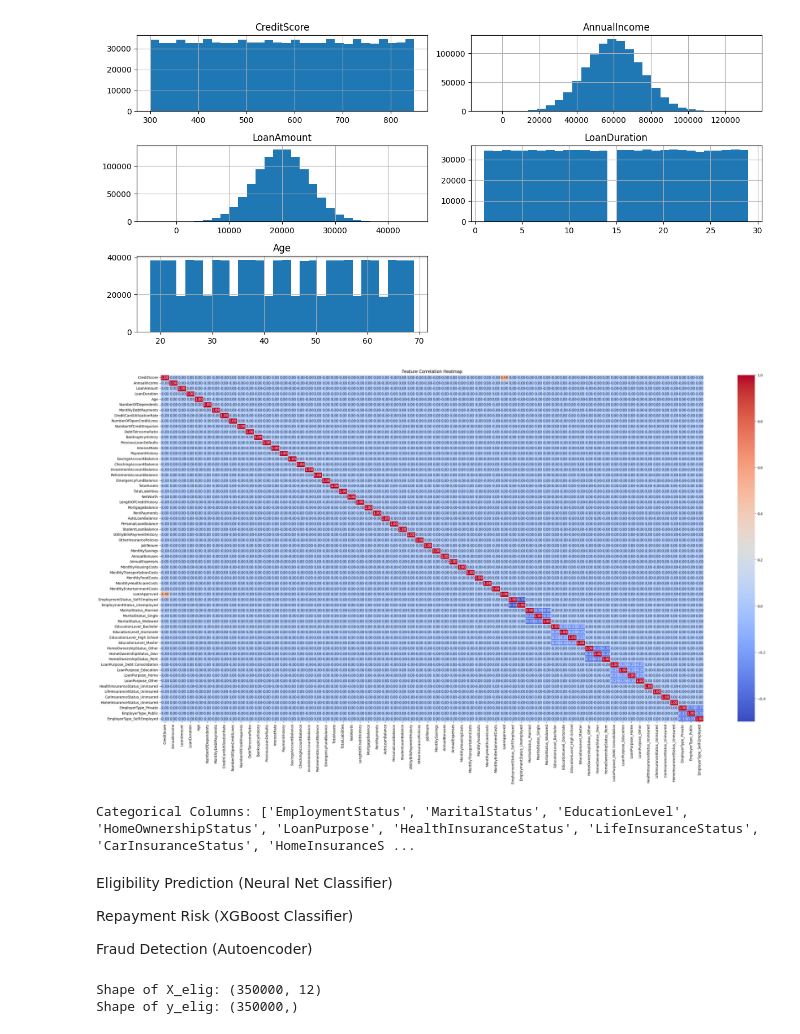
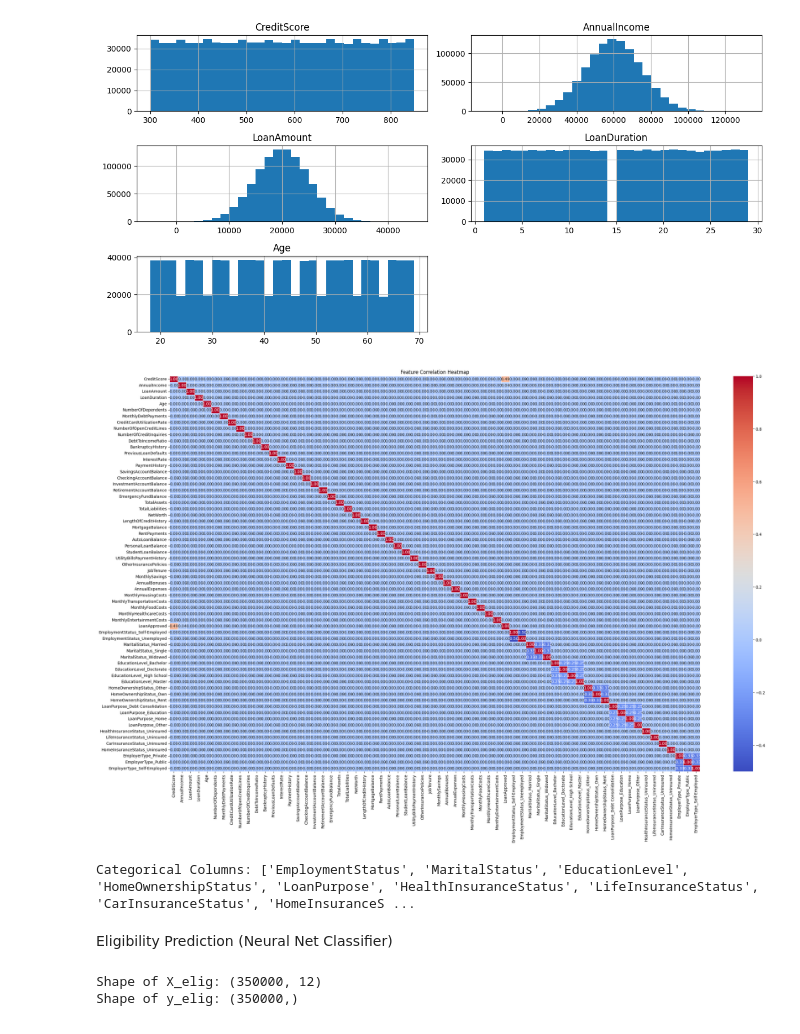
Before and after one commit to yourmakerz/loan_check, a Jupyter notebook: Loan_final_project_new.ipynb, the cells around one changed output. Saved outputs shown, nothing was run; the diff lists cells and outputs as text; code cells hidden in the pictures.

```diff
--- a/Loan_final_project_new.ipynb
+++ b/Loan_final_project_new.ipynb
@@ -198,17 +198,17 @@ plt.show()
 # %%
 # One-hot encode categorical columns
 df_loan_encoded = pd.get_dummies(df_loan_predict, drop_first=True)
 
 # Calculate correlation matrix
 correlation_matrix = df_loan_encoded.corr()
 
 # Plot heatmap
-plt.figure(figsize=(35, 18))
+plt.figure(figsize=(30, 18))
 sns.heatmap(correlation_matrix, annot=True, cmap='coolwarm', fmt='.2f', linewidths=0.5)
 plt.title("Feature Correlation Heatmap")
 plt.show()
 # %% [output]
-[figure, old version]
+[figure, new version]
 # %%
 ## Encode Categorical Columns (for ML)
 
@@ -226,8 +226,4 @@ for col in categorical_cols:
 Categorical Columns: ['EmploymentStatus', 'MaritalStatus', 'EducationLevel', 'HomeOwnershipStatus', 'LoanPurpose', 'HealthInsuranceStatus', 'LifeInsuranceStatus', 'CarInsuranceStatus', 'HomeInsuranceS ...
 # %% [markdown]
 Eligibility Prediction (Neural Net Classifier)
-
-Repayment Risk (XGBoost Classifier)
-
-Fraud Detection (Autoencoder)
 # %%
```
Also changed, not shown: parts of 41 cells of this notebook.
